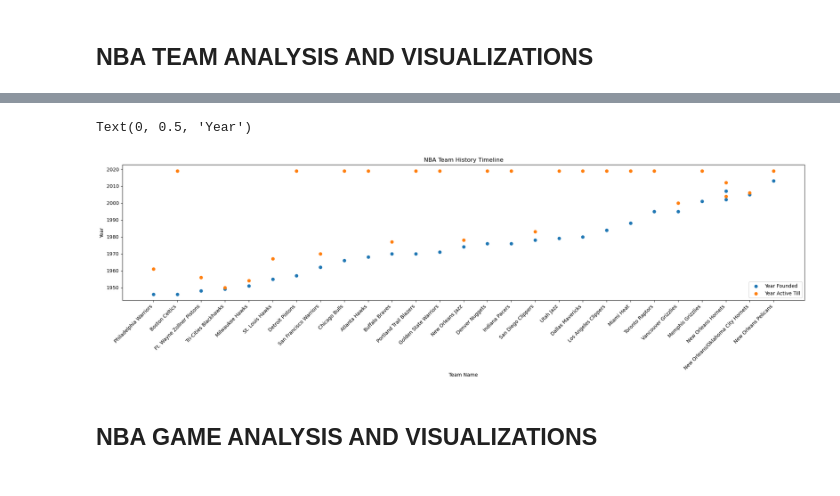
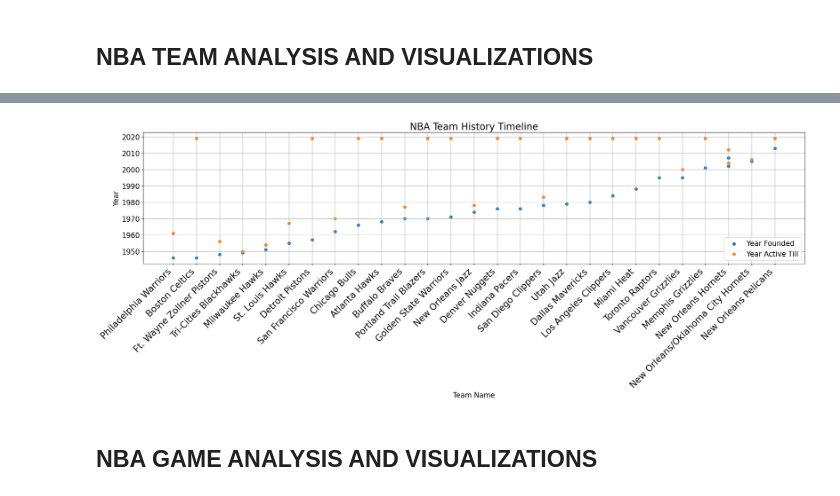
Before and after one commit to mustafaradheyyan/Revisiting-Pep-II, a Jupyter notebook: working_notebooks/eda_nba.ipynb, the cells around one changed output, grey strips where cells are left out. Cells and saved outputs as stored; diff of their text form; code cells hidden in the pictures.

Commit message:
Fixed visualization fonts

```diff
--- a/working_notebooks/eda_nba.ipynb
+++ b/working_notebooks/eda_nba.ipynb
@@ -239,27 +239,31 @@ team_stats.reset_index().sort_values(['team_id', 'year_founded'])
 # %%
 ax = plt.subplot()
 
 year_founded_df = team_stats[['full_name', 'year_founded', 'year_active_till']].sort_values('year_founded')
 
 year_founded_series = year_founded_df['year_founded'].to_numpy()
 year_active_till_series = year_founded_df['year_active_till'].to_numpy()
 team_name_series = year_founded_df['full_name'].to_numpy()
 
 line1 = ax.scatter(x=team_name_series, y=year_founded_series, label='Year Founded')
 line2 = ax.scatter(x=team_name_series, y=year_active_till_series, label='Year Active Till')
 
-ax.legend(handles=[line1, line2])
+ax.legend(handles=[line1, line2], fontsize=15)
 
 fig = plt.gcf()
 fig.set_size_inches(25, 5)
-plt.xticks(rotation=45, ha='right');
+plt.xticks(rotation=45, ha='right')
 
-ax.set_title('NBA Team History Timeline')
-ax.set_xlabel('Team Name')
-ax.set_ylabel('Year')
+ax.set_title('NBA Team History Timeline', fontsize=20)
+ax.set_xlabel('Team Name', fontsize=15)
+ax.set_ylabel('Year', fontsize=15)
+
+plt.grid()
+
+plt.xticks(fontsize=19)
+plt.yticks(fontsize=15);
 # %% [output]
-Text(0, 0.5, 'Year')
-[figure, old version]
+[figure, new version]
 # %% [markdown]
 ## NBA GAME ANALYSIS AND VISUALIZATIONS
 # %%
```
Also changed, not shown: parts of 22 cells of this notebook.
